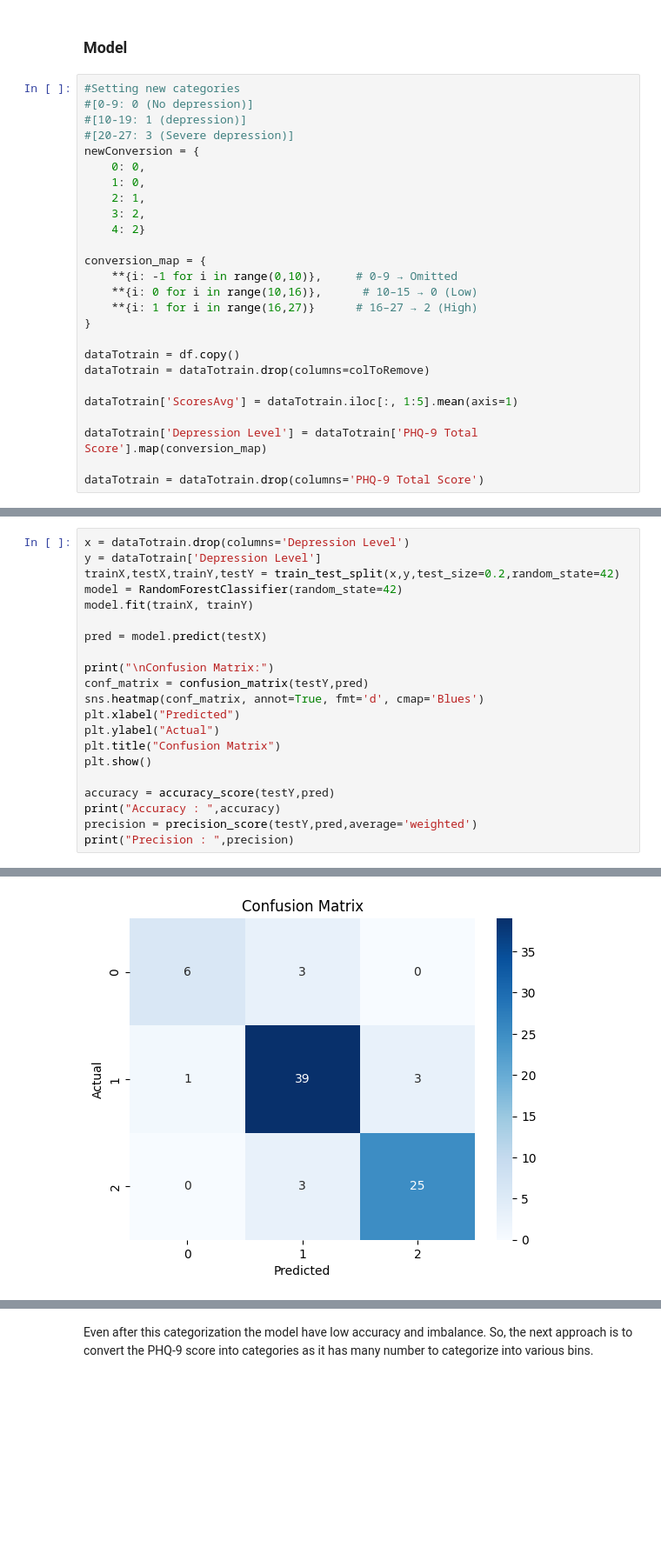
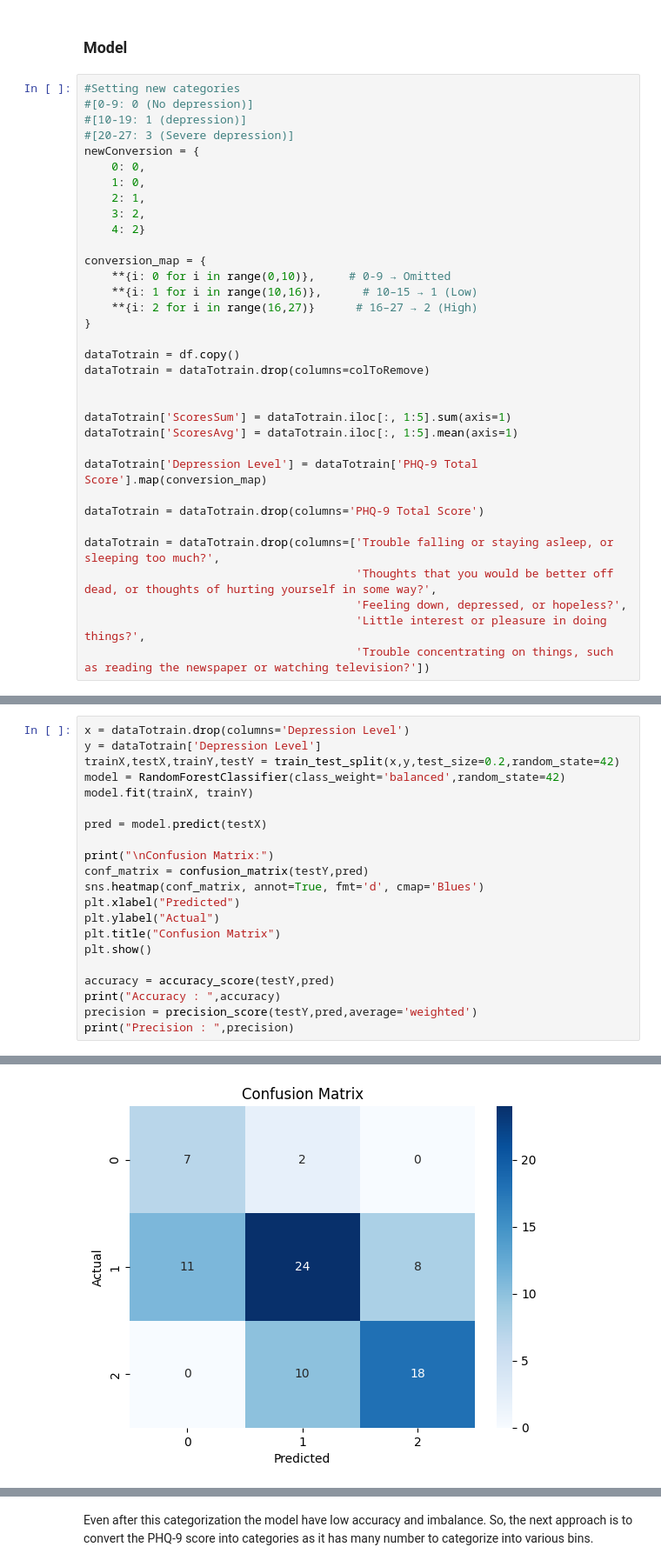
Before and after one commit to SLokesh1810/mental_health_detector, a Jupyter notebook: PHQ9_DepressionDetector.ipynb, the cells around one changed output, grey strips where cells are left out. Shown at 87% size. Drawn from its saved outputs; the diff is of its cells as text; blank space fills up the shorter version.

```diff
--- a/PHQ9_DepressionDetector.ipynb
+++ b/PHQ9_DepressionDetector.ipynb
@@ -192,19 +191,27 @@ newConversion = {
     4: 2}
 
 conversion_map = {
-    **{i: -1 for i in range(0,10)},     # 0-9 → Omitted
-    **{i: 0 for i in range(10,16)},      # 10–15 → 0 (Low)
-    **{i: 1 for i in range(16,27)}      # 16–27 → 2 (High)
+    **{i: 0 for i in range(0,10)},     # 0-9 → Omitted
+    **{i: 1 for i in range(10,16)},      # 10–15 → 1 (Low)
+    **{i: 2 for i in range(16,27)}      # 16–27 → 2 (High)
 }
 
 dataTotrain = df.copy()
 dataTotrain = dataTotrain.drop(columns=colToRemove)
 
+
+dataTotrain['ScoresSum'] = dataTotrain.iloc[:, 1:5].sum(axis=1)
 dataTotrain['ScoresAvg'] = dataTotrain.iloc[:, 1:5].mean(axis=1)
 
 dataTotrain['Depression Level'] = dataTotrain['PHQ-9 Total Score'].map(conversion_map)
 
 dataTotrain = dataTotrain.drop(columns='PHQ-9 Total Score')
+
+dataTotrain = dataTotrain.drop(columns=['Trouble falling or staying asleep, or sleeping too much?',
+                                        'Thoughts that you would be better off dead, or thoughts of hurting yourself in some way?',
+                                        'Feeling down, depressed, or hopeless?',
+                                        'Little interest or pleasure in doing things?',
+                                        'Trouble concentrating on things, such as reading the newspaper or watching television?'])
 # %%
 correlation_matrix = dataTotrain.corr()
 correlation_matrix['Depression Level'].sort_values(ascending=False)
@@ -248,24 +252,24 @@ dataTotrain
 # %%
 x = dataTotrain.drop(columns='Depression Level')
 y = dataTotrain['Depression Level']
 trainX,testX,trainY,testY = train_test_split(x,y,test_size=0.2,random_state=42)
-model = RandomForestClassifier(random_state=42)
+model = RandomForestClassifier(class_weight='balanced',random_state=42)
 model.fit(trainX, trainY)
 
 pred = model.predict(testX)
 
 print("\nConfusion Matrix:")
 conf_matrix = confusion_matrix(testY,pred)
 sns.heatmap(conf_matrix, annot=True, fmt='d', cmap='Blues')
 plt.xlabel("Predicted")
 plt.ylabel("Actual")
 plt.title("Confusion Matrix")
 plt.show()
 
 accuracy = accuracy_score(testY,pred)
 print("Accuracy : ",accuracy)
 precision = precision_score(testY,pred,average='weighted')
 print("Precision : ",precision)
 # %% [output]
 Confusion Matrix:
-[figure, old version]
+[figure, new version]
```
Also changed, not shown: parts of 9 cells of this notebook.
